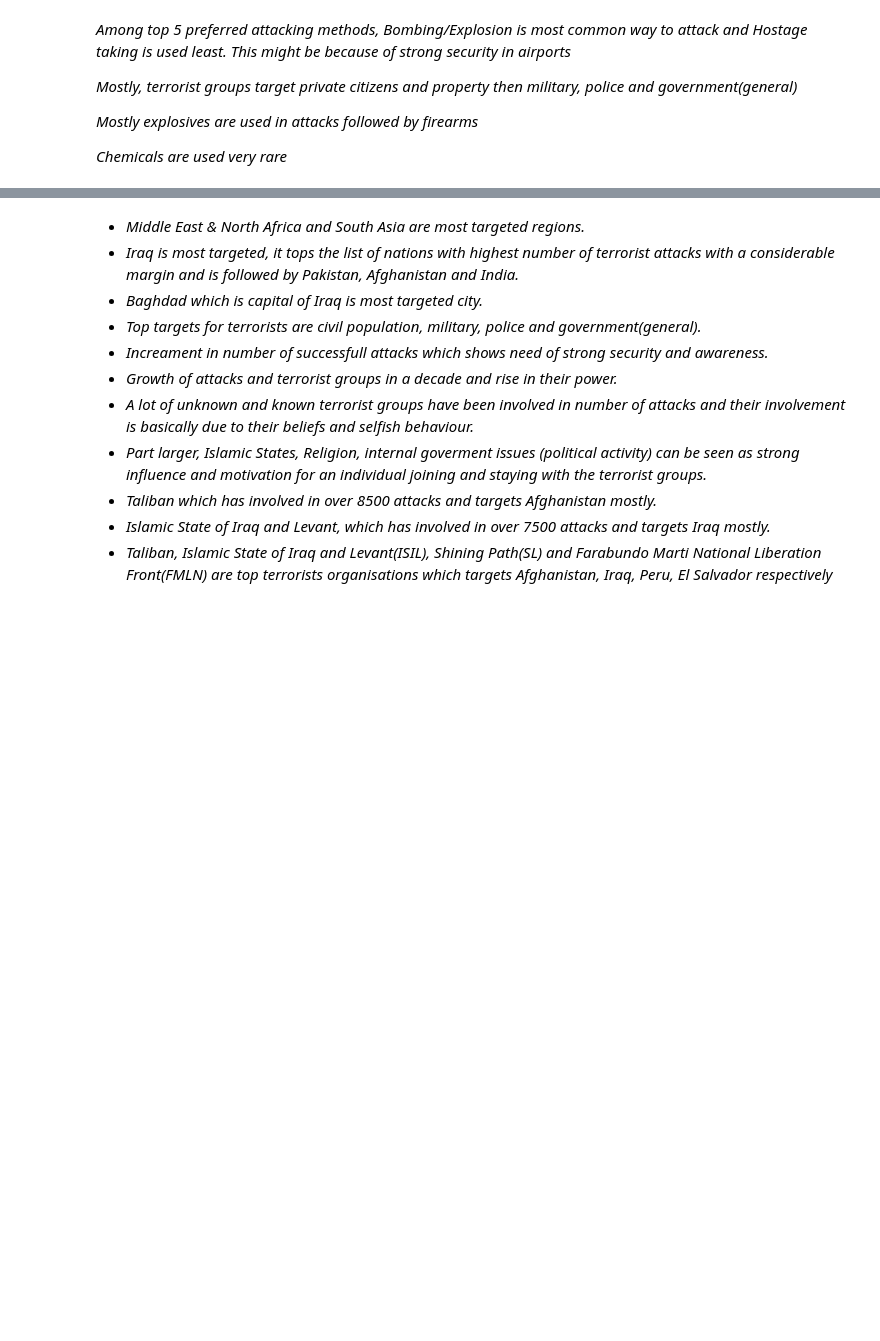
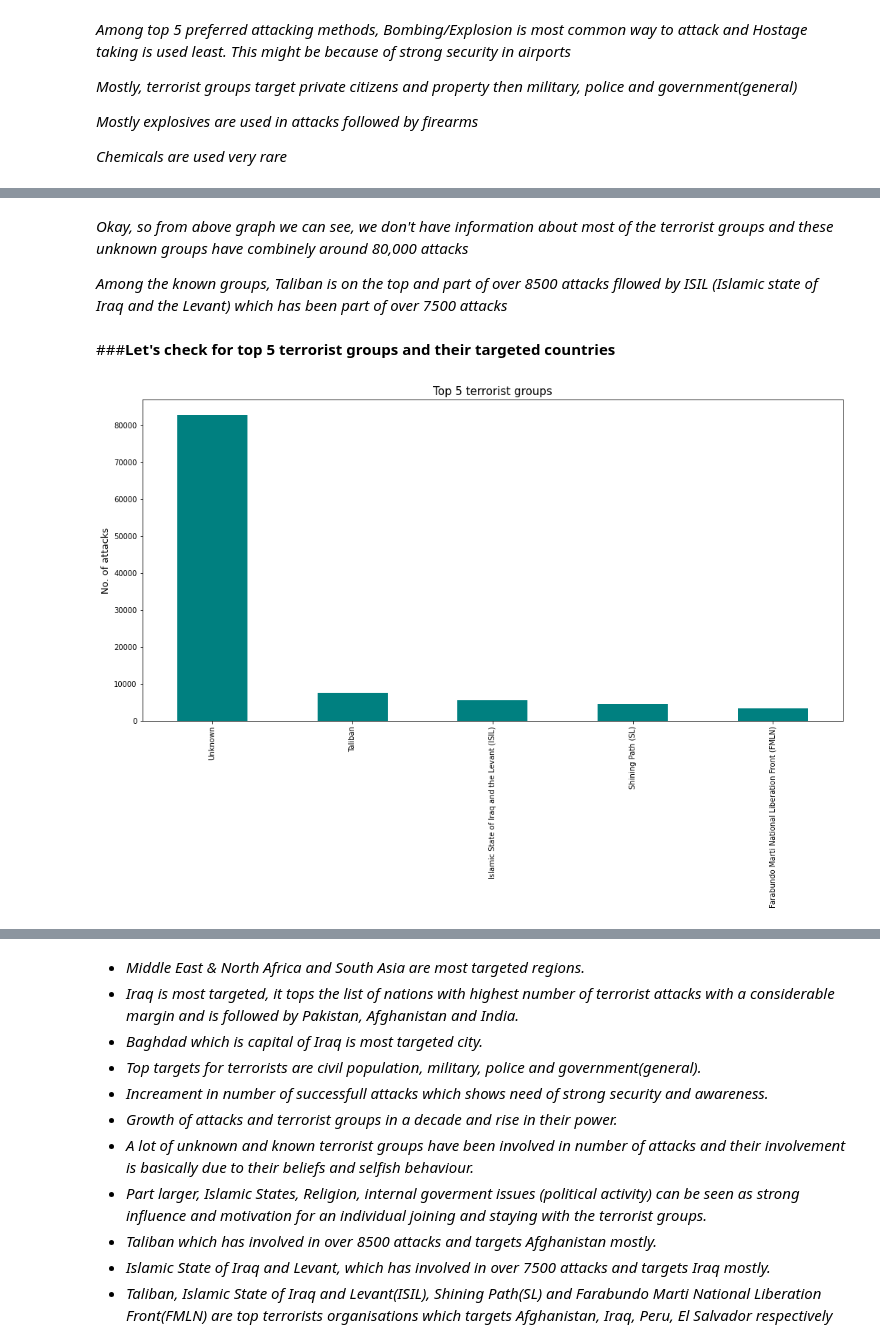
Before and after one commit to kiran9615/EDA-Global-Terrorism, a Jupyter notebook: EDA_on_Global_Terrorism.ipynb, the cells around one changed output, grey strips where cells are left out. Saved outputs shown, nothing was run; the diff lists cells and outputs as text; code cells hidden in the pictures; blank space fills up the shorter version.

```diff
--- a/EDA_on_Global_Terrorism.ipynb
+++ b/EDA_on_Global_Terrorism.ipynb
@@ -918,0 +943,16 @@ plt.show()
+# %% [markdown]
+*Okay, so from above graph we can see, we don't have information about most of the terrorist groups and these unknown groups have combinely around 80,000 attacks*
+
+*Among the known groups, Taliban is on the top and part of over 8500 attacks fllowed by ISIL (Islamic state of Iraq and the Levant) which has been part of over 7500 attacks*
+# %% [markdown]
+###**Let's check for top 5 terrorist groups and their targeted countries**
+# %%
+#------------------------------------Block-53-------------------------------------
+
+#top 5 terrorist groups
+terrorsitgrp_data[0:5].plot.bar(color='teal')   #bar plot representing top 5 terrorist groups and no. of attacks by them
+plt.title('Top 5 terrorist groups',fontsize=15)
+plt.ylabel('No. of attacks',fontsize=13)   #to put y-axis label
+plt.show()
+# %% [output]
+[figure, added]
```
Also changed, not shown: parts of 13 cells of this notebook.
